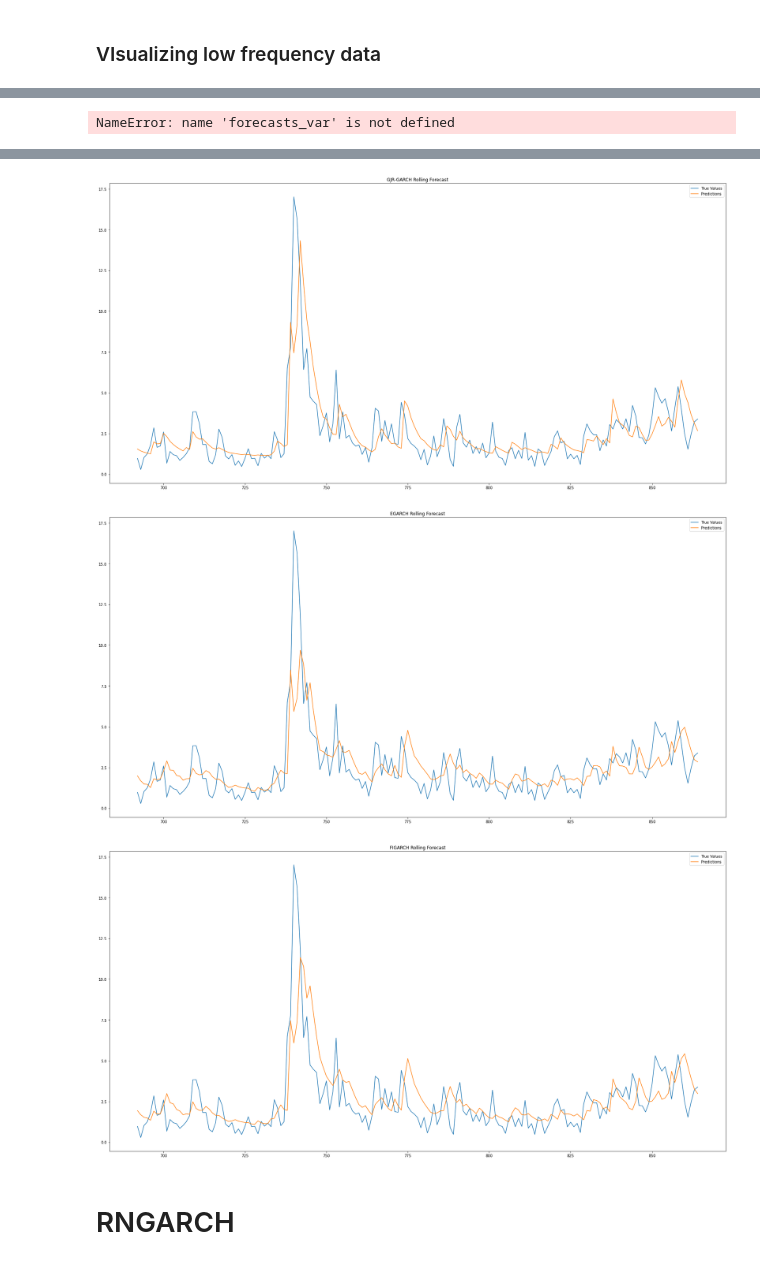
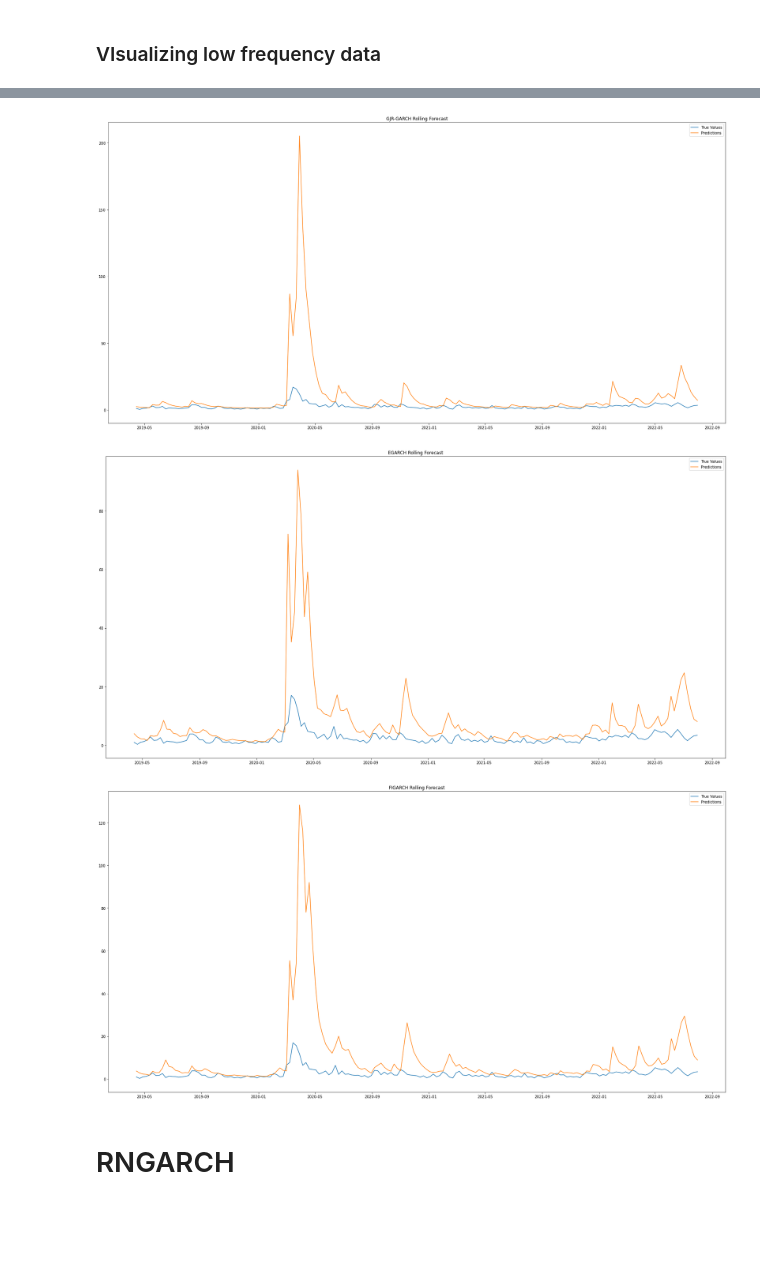
Before and after one commit to setamies/volatility-modeling, a Jupyter notebook: main.ipynb, the cells around one changed output, grey strips where cells are left out. Saved outputs shown, nothing was run; the diff lists cells and outputs as text; code cells hidden in the pictures; blank space fills up the shorter version.

Commit message:
Fixed realized volatility proxy

```diff
--- a/main.ipynb
+++ b/main.ipynb
@@ -71,8 +54,9 @@ macro_df
 # %%
 # Calculate the monthly RV for log returns
 sp500['RV'] = sp500['Squared Return'].resample('M').sum()
+
 # Backward fill the nans in RV
-sp500['RV'] = sp500['RV'].fillna(method='bfill')
+sp500['RV'] = np.sqrt(sp500['RV'].fillna(method='bfill'))
 sp500 = sp500.dropna()
 sp500.head()
 # %% [output]
@@ -101,0 +80,4 @@ See the caveats in the documentation: https://pandas.pydata.org/pandas-docs/stab
+# %%
+merged_df['Squared Return'] = np.sqrt(merged_df['Squared Return'])
+merged_df = merged_df.rename(columns={'Squared Return': 'RV', 'RV': 'Monthly RV'})
+merged_df
@@ -320,4 +318,5 @@ plt.show()
 # %%
-return_data = sp500['Log Return']
-volatility_data = sp500['Squared Return']
+return_data = merged_df['Log Return']
+volatility_data = merged_df['RV']
+
 test_size =  int(0.2 * len(return_data))
@@ -420,20 +402,3 @@ plt.show()
-# %%
-# Combine the two Series into a single DataFrame
-combined_data = pd.concat([forecasts_var, volatility_data], axis=1)
-combined_data.columns = ['Forecasts Variance', 'Volatility Data']
-
-# Plotting the DataFrame
-combined_data.plot(figsize=(10, 5))
-
-# Labeling the plot
-plt.title('Forecasts Variance and Volatility Data')
-plt.xlabel('Index')
-plt.ylabel('Values')
-
-# Display the plot
-plt.show()
-# %% [output]
-NameError: name 'forecasts_var' is not defined
 # %%
 # Define a function to perform rolling forecast with different GARCH models
 def rolling_garch_forecast(data, test_size, garch_type='GARCH', p=1, o=0, q=1):
@@ -454,7 +419,7 @@ def rolling_garch_forecast(data, test_size, garch_type='GARCH', p=1, o=0, q=1):
 
         model_fit = model.fit(disp='off')
         pred = model_fit.forecast(horizon=1)
-        rolling_predictions.append(np.sqrt(pred.variance.values[-1,:][0]))
+        rolling_predictions.append(pred.variance.values[-1,:][0])
 
     rolling_predictions = pd.Series(rolling_predictions, index=data.index[-test_size:])
     return rolling_predictions
@@ -470,7 +435,7 @@ def plot_rolling_forecast(true_data, predicted_data, title):
 
 def plot_volatility(true_data, predicted_data, title):
     plt.figure(figsize=(30, 15))
-    true, = plt.plot(np.sqrt(true_data))
+    true, = plt.plot(true_data)
     preds, = plt.plot(predicted_data)
     plt.title(title)
     plt.legend(['True Values', 'Predictions'])
@@ -491,6 +456,6 @@ plot_volatility(volatility_data[-test_size:], figarch_predictions, 'FIGARCH Roll
-[figure, old version]
+[figure, new version]
-[figure, old version]
+[figure, new version]
-[figure, old version]
+[figure, new version]
 # %% [markdown]
 # RNGARCH
 # %%
```
Also changed, not shown: parts of 19 cells of this notebook, 5 other files.
